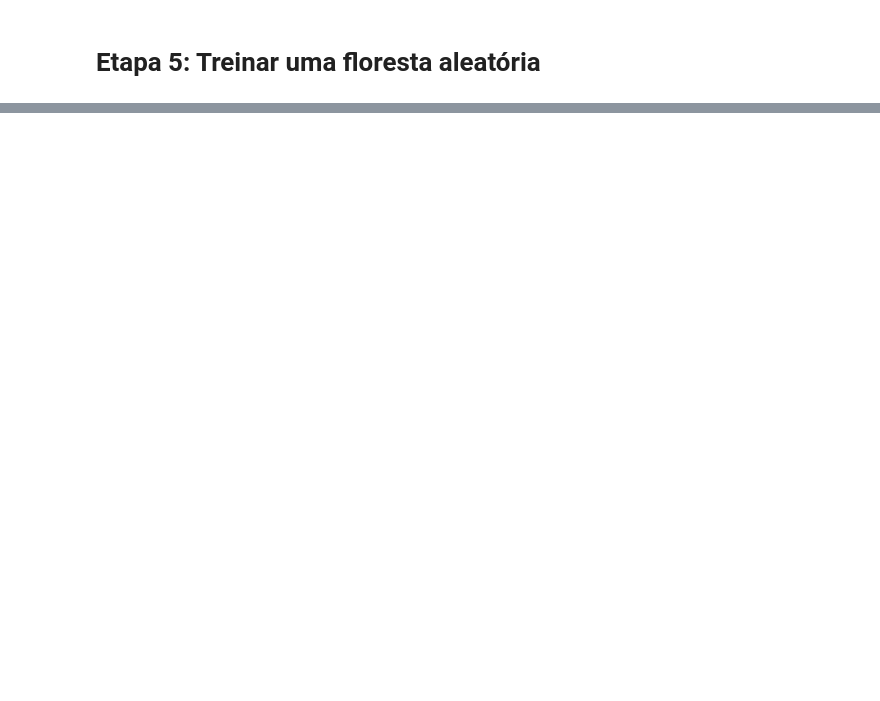
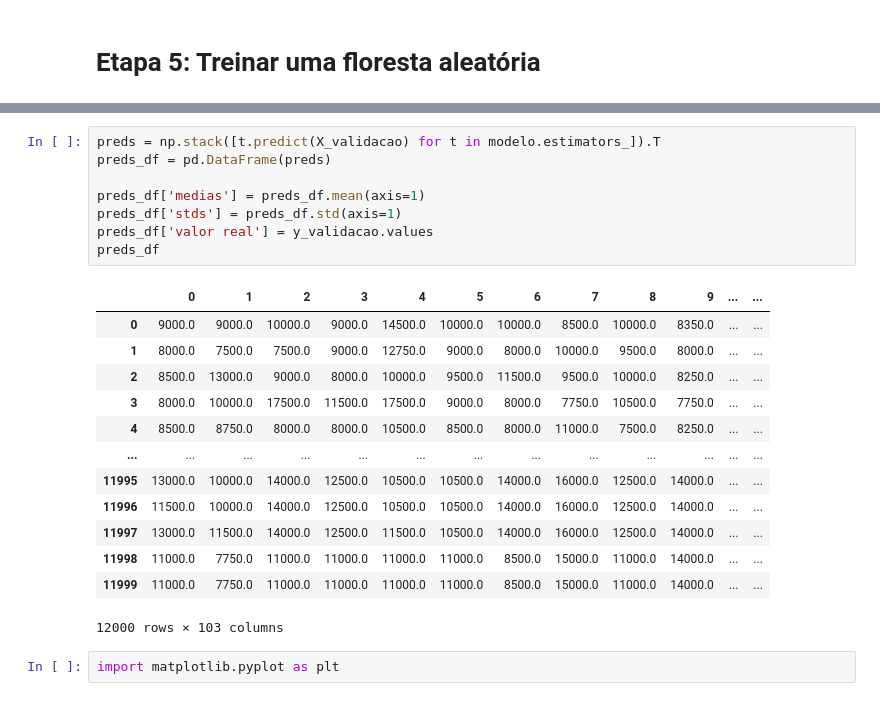
Before and after one commit to allanspadini/codigos-alura-para-empresas, a Jupyter notebook: tarefa-floresta.ipynb, the cells around one changed output, grey strips where cells are left out. Cells and saved outputs as stored; diff of their text form; blank space fills up the shorter version.

```diff
--- a/tarefa-floresta.ipynb
+++ b/tarefa-floresta.ipynb
@@ -95,0 +190,24 @@ Wall time: 3min 18s
+# %%
+preds = np.stack([t.predict(X_validacao) for t in modelo.estimators_]).T
+preds_df = pd.DataFrame(preds)
+
+preds_df['medias'] = preds_df.mean(axis=1)
+preds_df['stds'] = preds_df.std(axis=1)
+preds_df['valor real'] = y_validacao.values
+preds_df
+# %% [output]
+|  | 0 | 1 | 2 | 3 | 4 | 5 | 6 | 7 | 8 | 9 | ... | ... |
+| 0 | 9000.0 | 9000.0 | 10000.0 | 9000.0 | 14500.0 | 10000.0 | 10000.0 | 8500.0 | 10000.0 | 8350.0 | ... | ... |
+| 1 | 8000.0 | 7500.0 | 7500.0 | 9000.0 | 12750.0 | 9000.0 | 8000.0 | 10000.0 | 9500.0 | 8000.0 | ... | ... |
+| 2 | 8500.0 | 13000.0 | 9000.0 | 8000.0 | 10000.0 | 9500.0 | 11500.0 | 9500.0 | 10000.0 | 8250.0 | ... | ... |
+| 3 | 8000.0 | 10000.0 | 17500.0 | 11500.0 | 17500.0 | 9000.0 | 8000.0 | 7750.0 | 10500.0 | 7750.0 | ... | ... |
+| 4 | 8500.0 | 8750.0 | 8000.0 | 8000.0 | 10500.0 | 8500.0 | 8000.0 | 11000.0 | 7500.0 | 8250.0 | ... | ... |
+| ... | ... | ... | ... | ... | ... | ... | ... | ... | ... | ... | ... | ... |
+| 11995 | 13000.0 | 10000.0 | 14000.0 | 12500.0 | 10500.0 | 10500.0 | 14000.0 | 16000.0 | 12500.0 | 14000.0 | ... | ... |
+| 11996 | 11500.0 | 10000.0 | 14000.0 | 12500.0 | 10500.0 | 10500.0 | 14000.0 | 16000.0 | 12500.0 | 14000.0 | ... | ... |
+| 11997 | 13000.0 | 11500.0 | 14000.0 | 12500.0 | 11500.0 | 10500.0 | 14000.0 | 16000.0 | 12500.0 | 14000.0 | ... | ... |
+| 11998 | 11000.0 | 7750.0 | 11000.0 | 11000.0 | 11000.0 | 11000.0 | 8500.0 | 15000.0 | 11000.0 | 14000.0 | ... | ... |
+| 11999 | 11000.0 | 7750.0 | 11000.0 | 11000.0 | 11000.0 | 11000.0 | 8500.0 | 15000.0 | 11000.0 | 14000.0 | ... | ... |
+12000 rows × 103 columns
+# %%
+import matplotlib.pyplot as plt
```
Also changed, not shown: parts of 35 cells of this notebook, 1 other file.
